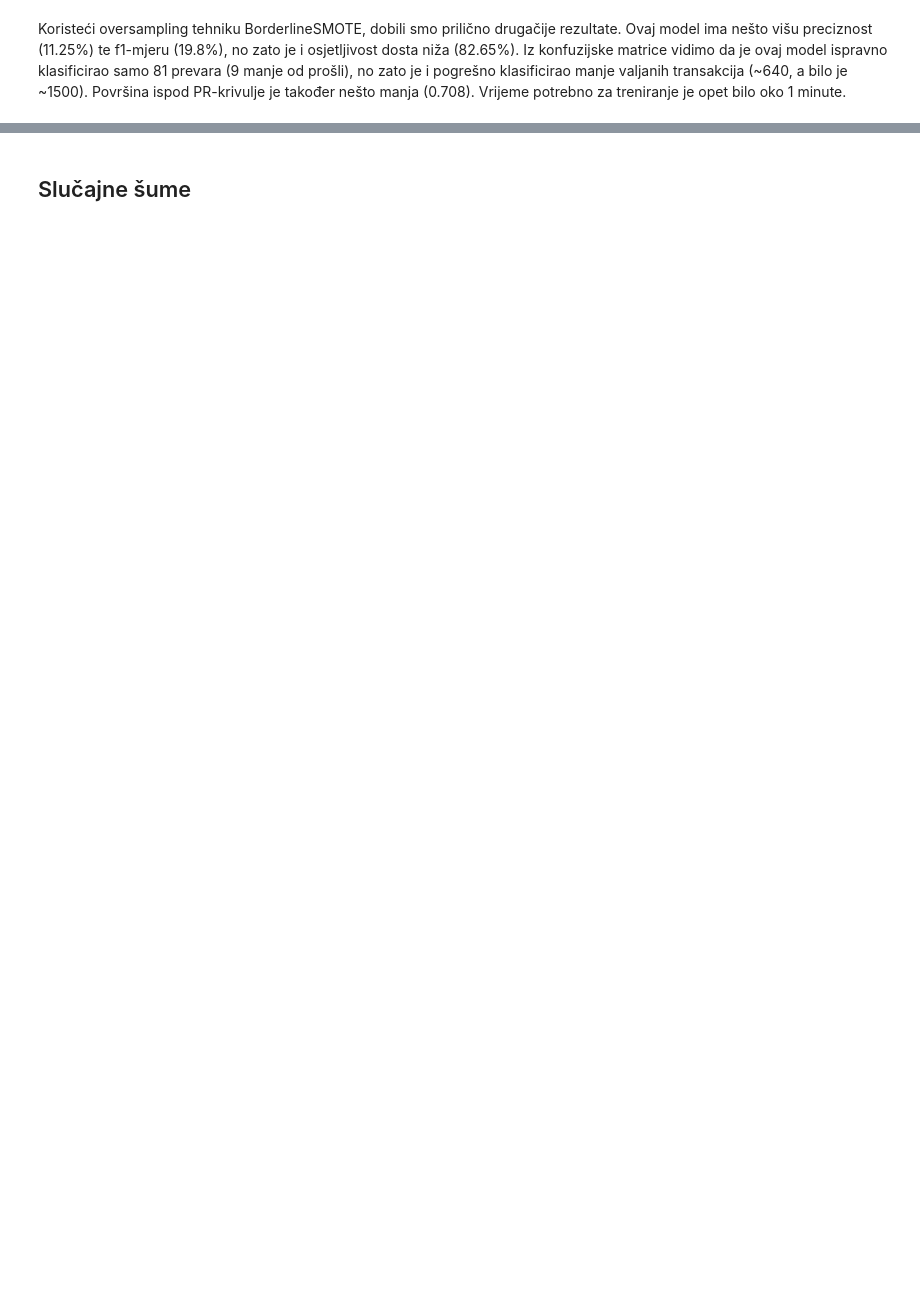
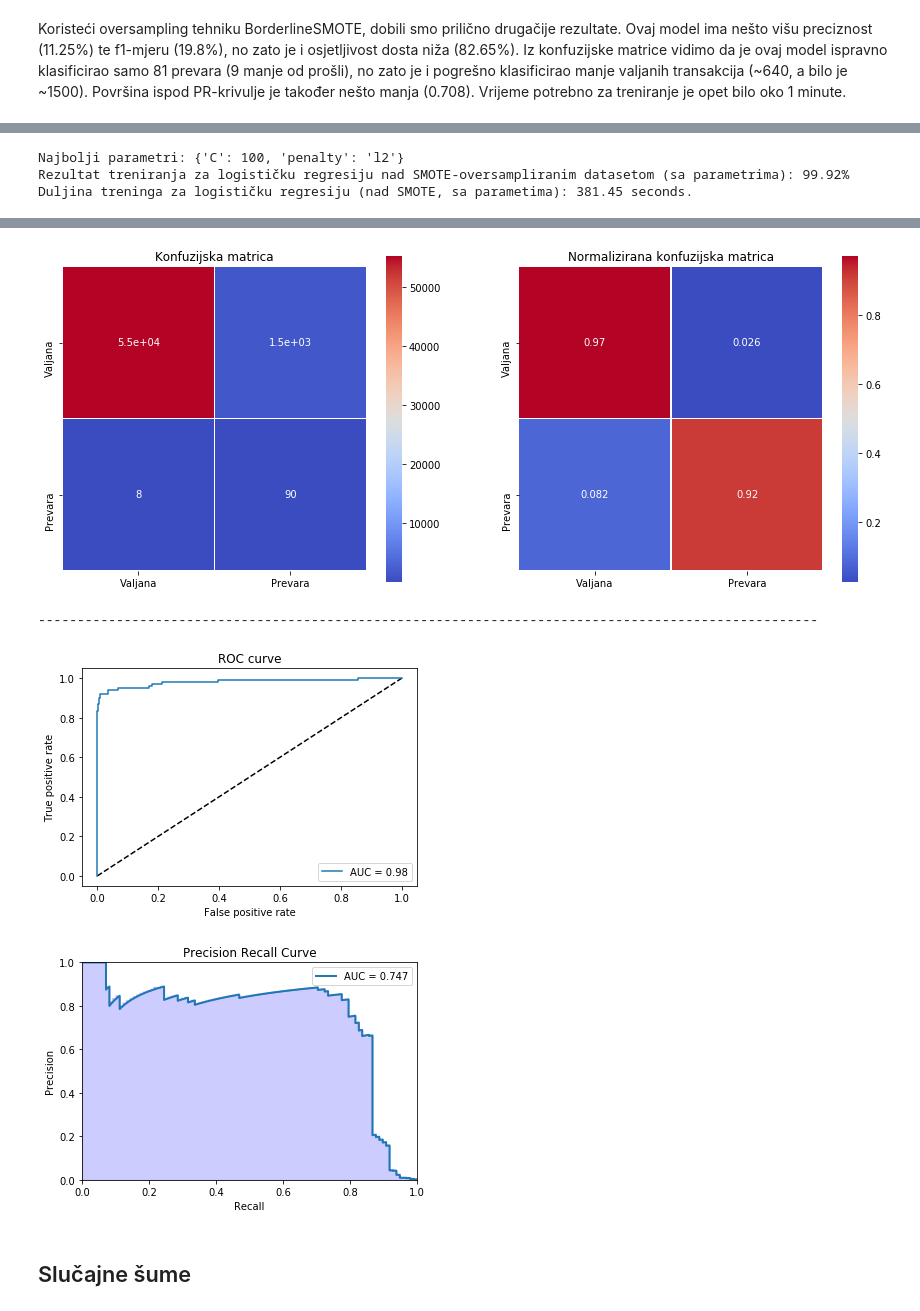
Before and after one commit to occamsrazor81/creditCard, a Jupyter notebook: oversampling_ccfd.ipynb, the cells around one changed output, grey strips where cells are left out. Drawn from its saved outputs; the diff is of its cells as text; code cells hidden in the pictures; blank space fills up the shorter version.

```diff
--- a/oversampling_ccfd.ipynb
+++ b/oversampling_ccfd.ipynb
@@ -284,0 +304,25 @@ Kombinacijom SMOTE-a i nasumičnog undersamplinga dobili smo iste rezultate kao
+# %%
+smote_log_reg_t_start = time.time()
+grid_log_reg_smote = grid_log_reg_osample
+
+smote_pipeline_params = imbalanced_make_pipeline(SMOTE(random_state=42, sampling_strategy='minority'), grid_log_reg_smote)
+smote_model_params = smote_pipeline_params.fit(X_data_train, y_data_train)
+log_reg_est_smote = grid_log_reg_smote.best_estimator_
+log_reg_params_smote = grid_log_reg_smote.best_params_
+print('Najbolji parametri: ' + str(log_reg_params_smote))
+
+smote_params_log_reg_training_score = cross_val_score(log_reg_est_smote, X_data_train, y_data_train, cv=rskf)
+smote_log_reg_t_end = time.time()
+
+print('Rezultat treniranja za logističku regresiju nad SMOTE-oversampliranim datasetom (sa parametrima): '
+     + str(round(smote_params_log_reg_training_score.mean(), 4) * 100) + '%')
+print('Duljina treninga za logističku regresiju (nad SMOTE, sa parametima): ' + str(round(smote_log_reg_t_end - smote_log_reg_t_start, 2)) + ' seconds.')
+# %% [output]
+Najbolji parametri: {'C': 100, 'penalty': 'l2'}
+Rezultat treniranja za logističku regresiju nad SMOTE-oversampliranim datasetom (sa parametrima): 99.92%
+Duljina treninga za logističku regresiju (nad SMOTE, sa parametima): 381.45 seconds.
+# %%
+smote_pred_log_reg_params = smote_model_params.predict(X_data_test)
+smote_score_log_reg_params = smote_model_params.decision_function(X_data_test)
+print_everything(y_data_test, smote_pred_log_reg_params, y_data_test_non_fraud_num, y_data_test_fraud_num, smote_score_log_reg_params, True)
+# %% [output]
@@ -284,0 +347,4 @@ Kombinacijom SMOTE-a i nasumičnog undersamplinga dobili smo iste rezultate kao
+[figure, added]
+----------------------------------------------------------------------------------------------------
+[figure, added]
+[figure, added]
```
Also changed, not shown: parts of 44 cells of this notebook, 2 other files.
